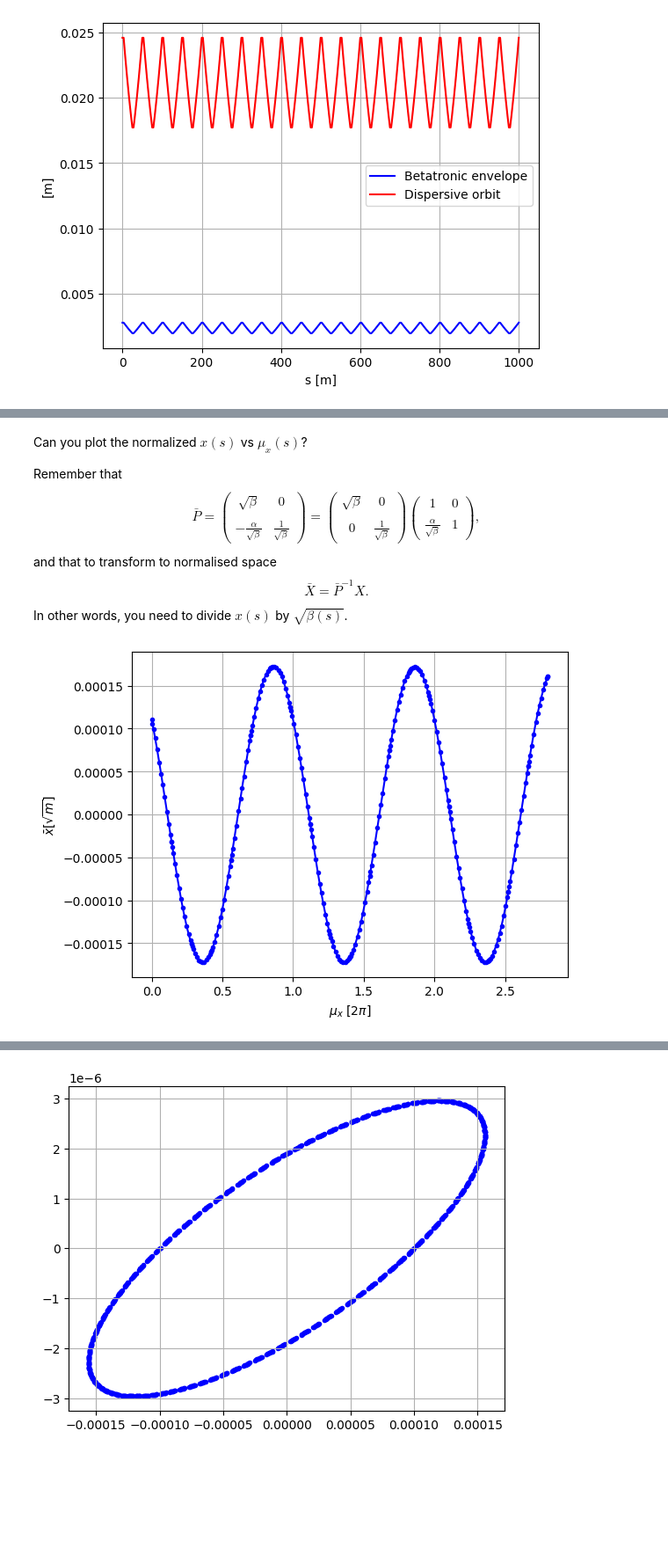
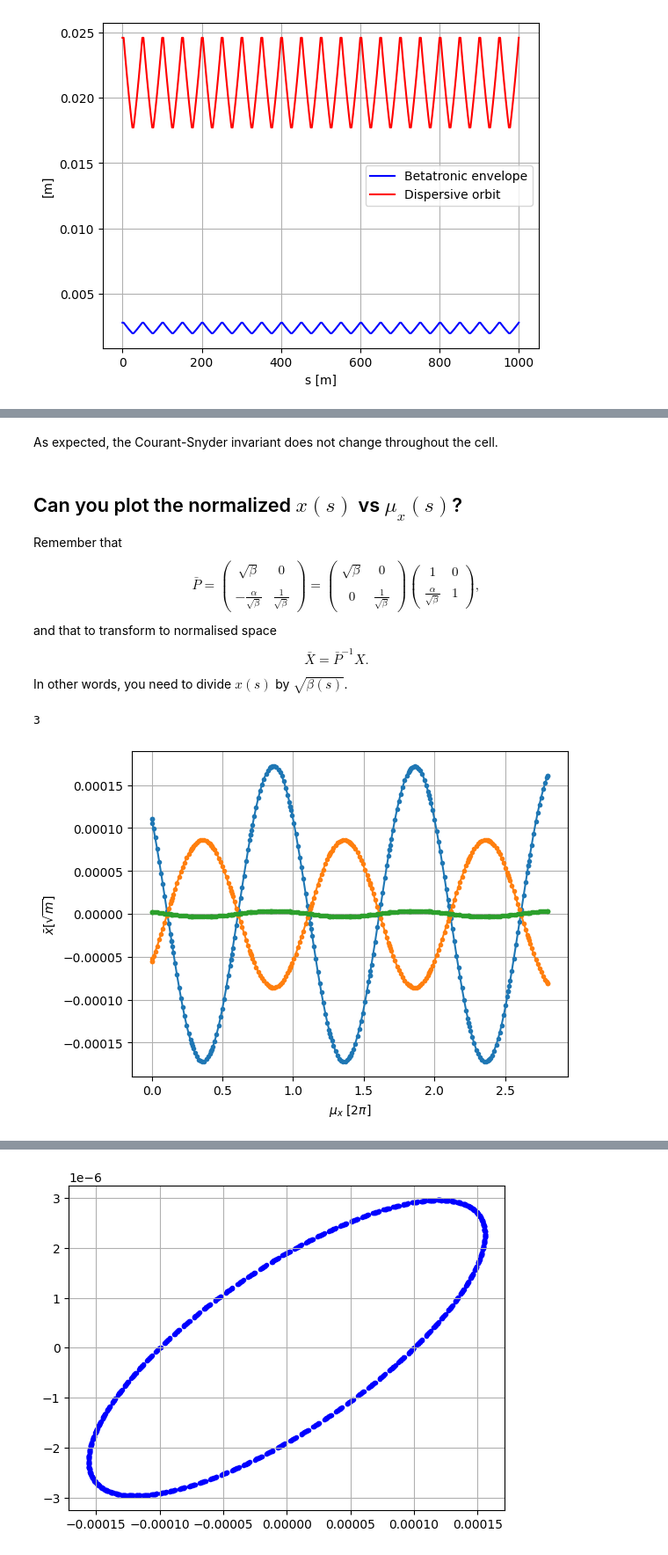
Before and after one commit to sterbini/AAP_CAS, a Jupyter notebook: exercises/solutions/Exercise2/Exercise2.ipynb, the cells around one changed output, grey strips where cells are left out. Shown at 88% size. Drawn from its saved outputs; the diff is of its cells as text; code cells hidden in the pictures; blank space fills up the shorter version.

Commit message:
Added computation of Courant-Snyder invariant to exercise.

```diff
--- a/exercises/solutions/Exercise2/Exercise2.ipynb
+++ b/exercises/solutions/Exercise2/Exercise2.ipynb
@@ -79,14 +111,14 @@ cell.to_pandas()
 | 12 | 50.0 | Marker | marker_end | False | False | None | False | Marker(_dummy=np.int64(0)) |
 | 13 | 50.0 |  | _end_point | False | False | None | False | None |
 # %%
-cells = env.new_line(components=[
-    env.new('start', xt.Marker),
-    cell,
-    env.new('end', xt.Marker),
-])
+
+cells = []
+for i in range(number_of_FODO):
+    cells.append(env.new('cell_{}'.format(i), cell))
+
 
 #%% append in cells number_of_FODO times cell
-line = env.new_line(components=[env.place(cell)]*number_of_FODO)
+line = env.new_line(components=[env.new('_start_point', xt.Marker)]+cells)
 
 line.to_pandas()
 # %% [output]
@@ -317,5 +430,7 @@ Text(0, 0.5, 'x [m]')
+# %% [markdown]
+As expected, the Courant-Snyder invariant does not change throughout the cell.
 # %% [markdown]
-Can you plot the normalized $x(s)$ vs $\mu_x(s)$?
+## Can you plot the normalized $x(s)$ vs $\mu_x(s)$?
 
 Remember that $$\bar{P}=\begin{pmatrix}
     \sqrt{\beta} &        0\\\\
@@ -333,13 +448,18 @@ and that to transform to normalised space $$
 
 In other words, you need to divide $x(s)$ by $\sqrt{\beta(s)}$.
 # %%
-xs = line.record_last_track.x.flatten()
-normx = xs/np.sqrt(myTwiss['betx'])
+xs = line.record_last_track.x.T
+n_parts = xs.shape[1]
+print(n_parts)
+betxs = np.repeat(myTwiss.betx[:, np.newaxis], n_parts, axis=1)
+normx = xs/np.sqrt(betxs)
+muxs = np.repeat(normx, xs.shape[1], axis = 1)
 
-plt.plot(myTwiss['mux'],normx,'b.-')
+plt.plot(myTwiss['mux'],normx,'.-')
 
 plt.grid()
 plt.xlabel(r'$\mu_x$ [2$\pi$]')
 plt.ylabel(r'$\bar{x}$[$\sqrt{m}$]');
 # %% [output]
+3
-[figure, old version]
+[figure, new version]
```
Also changed, not shown: parts of 29 cells of this notebook.
